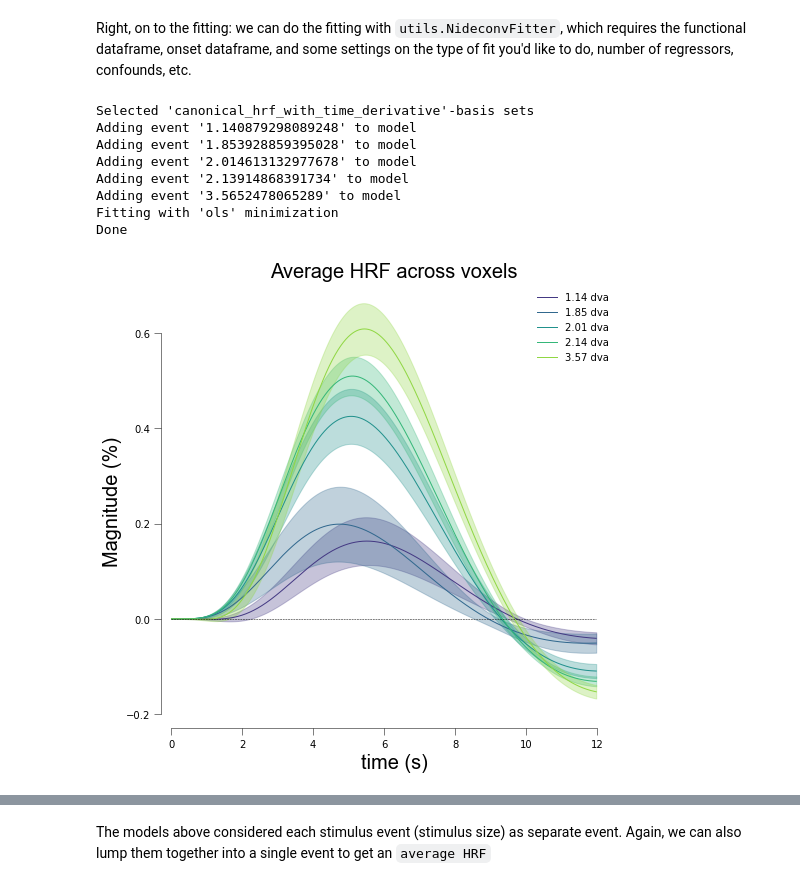
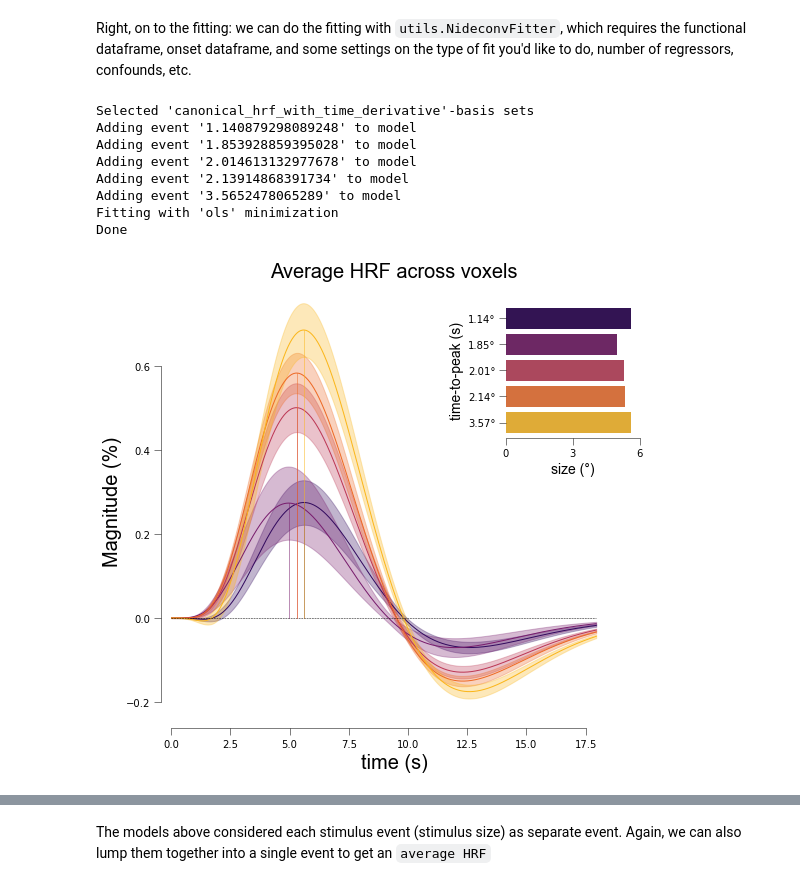
Before and after one commit to gjheij/linescanning, a Jupyter notebook: doc/source/examples/acompcor.ipynb, the cells around one changed output, grey strips where cells are left out. Drawn from its saved outputs; the diff is of its cells as text; code cells hidden in the pictures.

Commit message:
more plots

```diff
--- a/doc/source/examples/acompcor.ipynb
+++ b/doc/source/examples/acompcor.ipynb
@@ -153,32 +153,39 @@ Right, on to the fitting: we can do the fitting with `utils.NideconvFitter`, whi
 # %%
 # we can fit with canonical HRFs
 nd_gamma = utils.NideconvFitter(df_ribbon,
                                 df_onsets,
                                 confounds=None,
                                 basis_sets='canonical_hrf_with_time_derivative',
                                 n_regressors=None,
                                 lump_events=False,
                                 TR=0.105,
-                                interval=[0, 12],
+                                interval=[0, 18],
                                 add_intercept=True,
                                 verbose=True)
 
 nd_gamma.plot_average_per_event(xkcd=False,
-                                labels=[f"{round(float(ii),2)} dva" for ii in nd_gamma.cond],
                                 alpha=0.2,
                                 figsize=(8, 8),
                                 x_label="time (s)",
                                 y_label="Magnitude (%)",
                                 add_hline='default',
-                                sns_trim=True,
+                                ttp=True,
+                                ttp_lines=True,
+                                add_labels=True,
+                                y_label2="time-to-peak (s)",
+                                x_label2="size (°)",
+                                ttp_labels=[f"{round(float(ii),2)}°" for ii in nd_gamma.cond],
+                                lim=[0, 6],
+                                ticks=[0, 3, 6],
+                                cmap='inferno',
                                 save_as=opj(func_dir, "hrf_canonical.png"))
 # %% [output]
 Selected 'canonical_hrf_with_time_derivative'-basis sets
 Adding event '1.140879298089248' to model
 Adding event '1.853928859395028' to model
 Adding event '2.014613132977678' to model
 Adding event '2.13914868391734' to model
 Adding event '3.5652478065289' to model
 Fitting with 'ols' minimization
 Done
-[figure, old version]
+[figure, new version]
```
Also changed, not shown: parts of 6 cells of this notebook.
